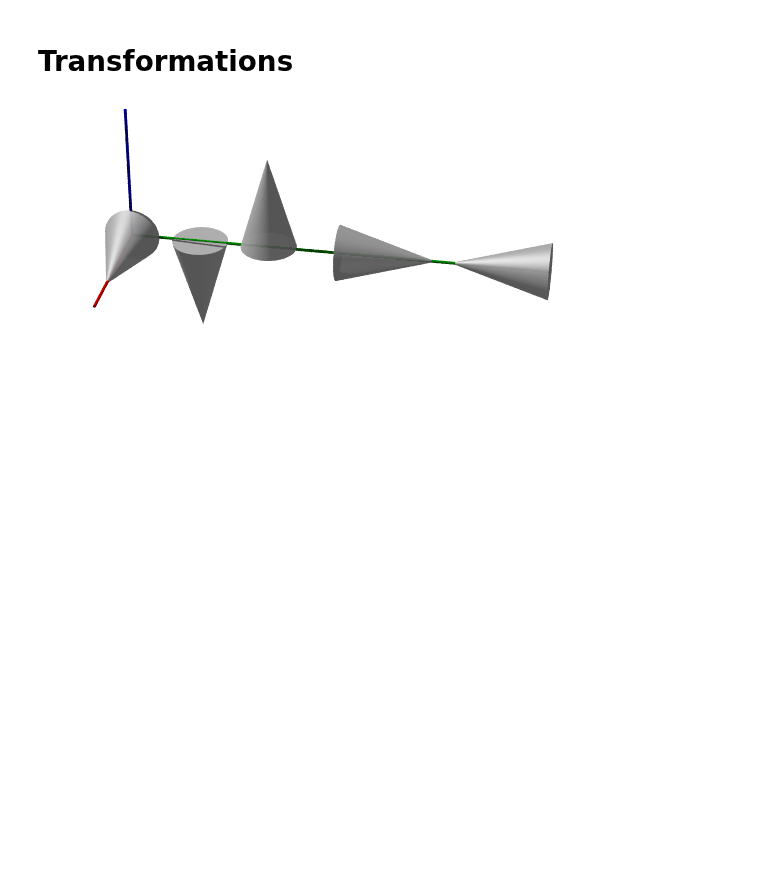
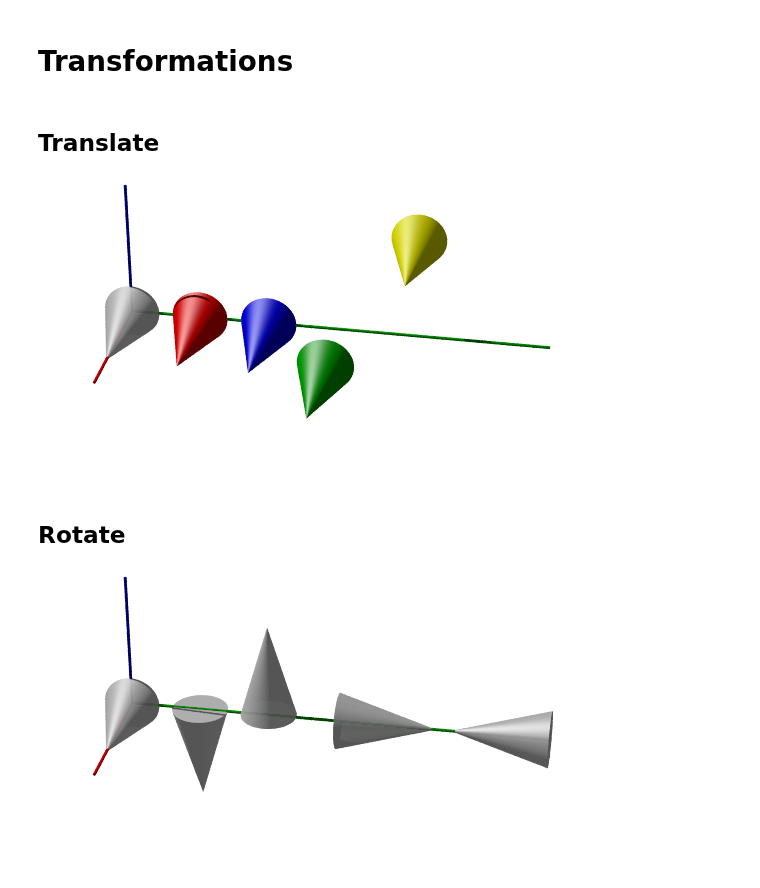
Before and after one commit to daizutabi/fdray, a Jupyter notebook: docs/notebooks/object/transformations.ipynb, the cells around one changed output. Cells and saved outputs as stored; diff of their text form; code cells hidden in the pictures; blank space fills up the shorter version.

```diff
--- a/docs/notebooks/object/transformations.ipynb
+++ b/docs/notebooks/object/transformations.ipynb
@@ -16,6 +16,20 @@ def render(*args):
 
 
 cone = Cone(0, 0.4, "1.4*x", 0, Color("silver", 0.8), Finish(specular=0.5))
+# %% [markdown]
+## Translate
+# %%
+render(
+    cone,
+    cone.pigment(Color("red")).translate(0, 1, 0),
+    cone.pigment(Color("blue")).translate("2*y"),
+    cone.pigment(Color("green")).translate("3*y").translate(1, 0, 0),
+    cone.pigment(Color("yellow")).translate(-1, 4, 1),
+)
+# %% [output]
+[figure, added]
+# %% [markdown]
+## Rotate
 # %%
 render(
     cone,
```
Also changed, not shown: parts of 2 cells of this notebook.
